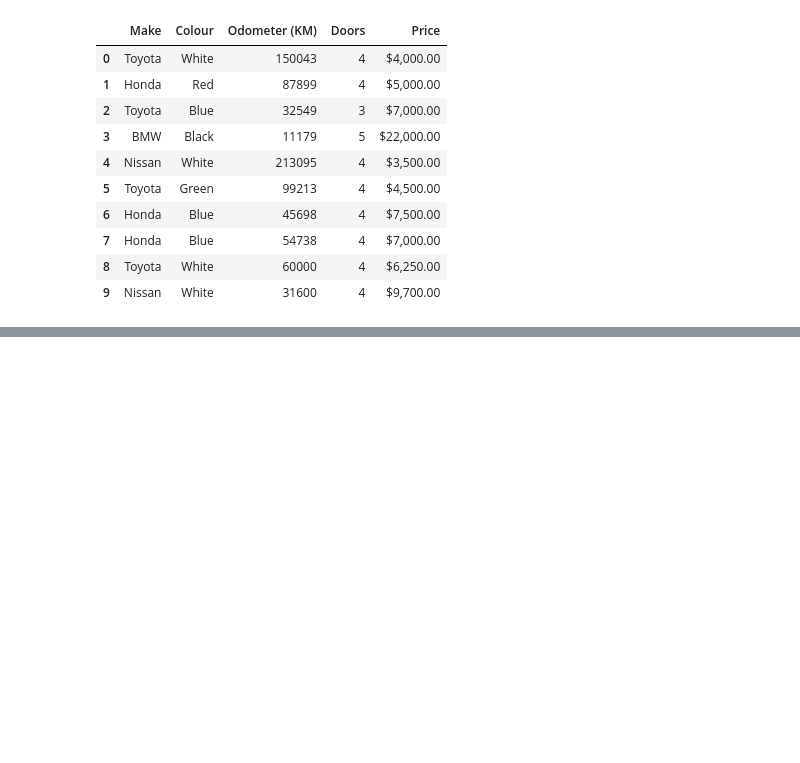
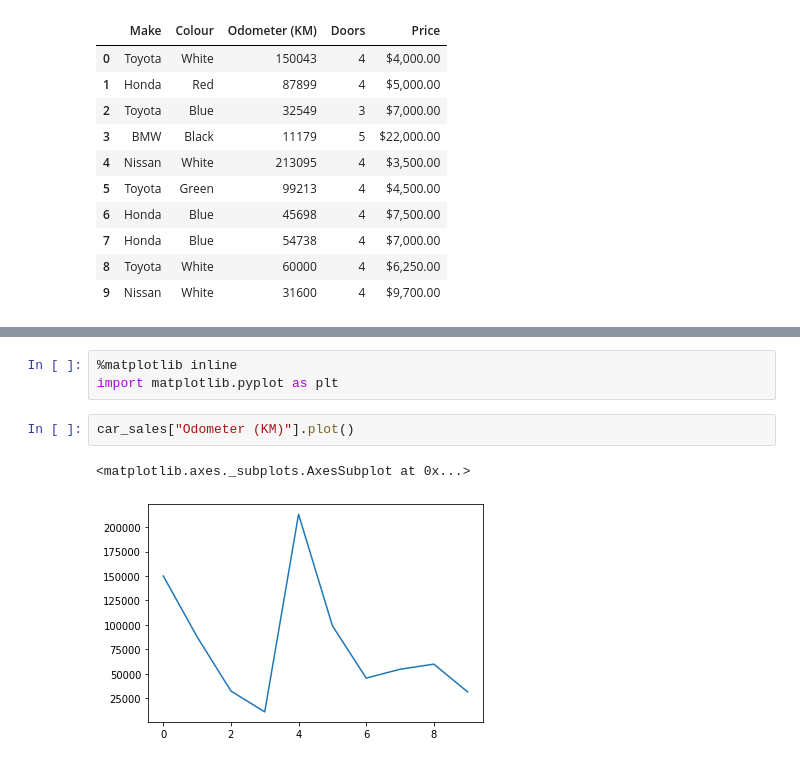
Before and after one commit to negreteo/conda_sample_project, a Jupyter notebook: introduction-to-pandas.ipynb, the cells around one changed output, grey strips where cells are left out. Cells and saved outputs as stored; diff of their text form; blank space fills up the shorter version.

```diff
--- a/introduction-to-pandas.ipynb
+++ b/introduction-to-pandas.ipynb
@@ -68,0 +312,8 @@ exported_car_sales
+# %%
+%matplotlib inline
+import matplotlib.pyplot as plt
+# %%
+car_sales["Odometer (KM)"].plot()
+# %% [output]
+<matplotlib.axes._subplots.AxesSubplot at 0x...>
+[figure, added]
```
Also changed, not shown: parts of 63 cells of this notebook, 4 other files.
